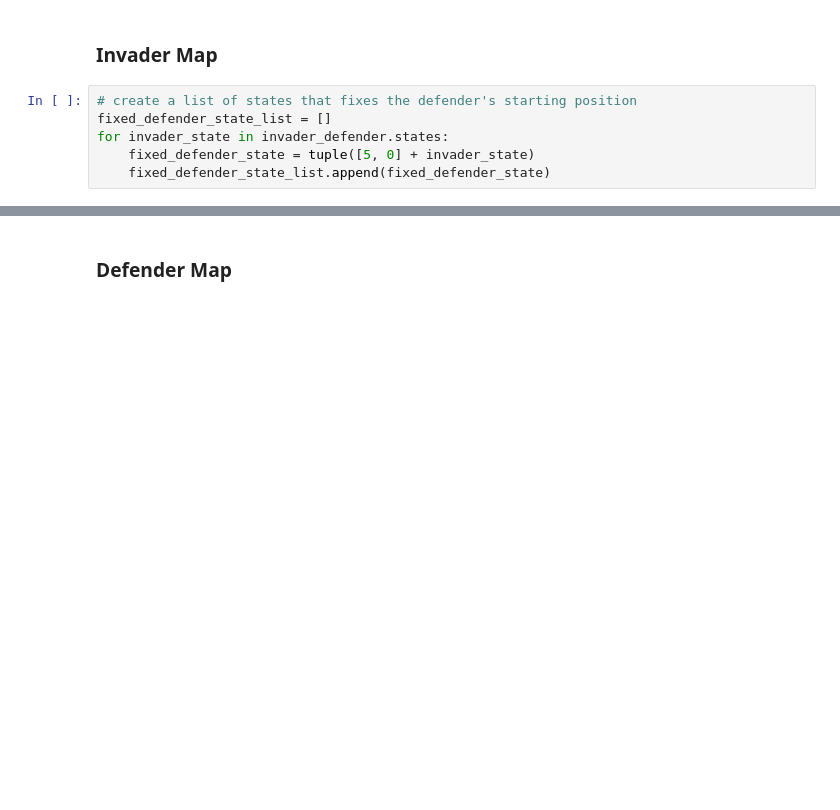
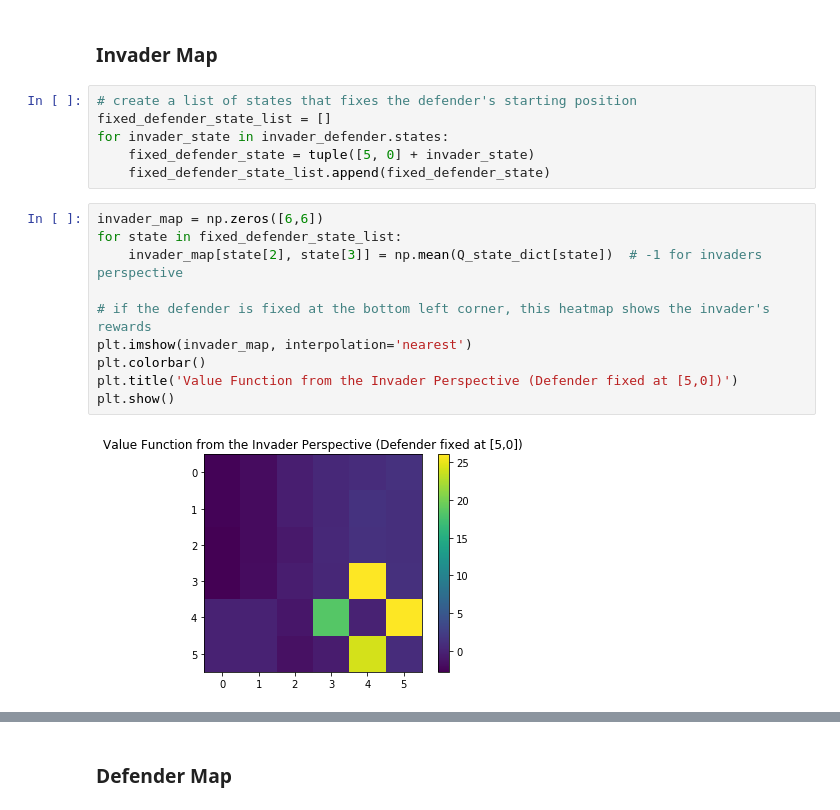
Before and after one commit to aarontan-git/multi_agent_learning, a Jupyter notebook: Notebooks/minimaxq.ipynb, the cells around one changed output, grey strips where cells are left out. Saved outputs shown, nothing was run; the diff lists cells and outputs as text; blank space fills up the shorter version.

```diff
--- a/Notebooks/minimaxq.ipynb
+++ b/Notebooks/minimaxq.ipynb
@@ -509,6 +523,18 @@ fixed_defender_state_list = []
 for invader_state in invader_defender.states:
     fixed_defender_state = tuple([5, 0] + invader_state)
     fixed_defender_state_list.append(fixed_defender_state)
+# %%
+invader_map = np.zeros([6,6])
+for state in fixed_defender_state_list:
+    invader_map[state[2], state[3]] = np.mean(Q_state_dict[state])  # -1 for invaders perspective
+
+# if the defender is fixed at the bottom left corner, this heatmap shows the invader's rewards
+plt.imshow(invader_map, interpolation='nearest')
+plt.colorbar()
+plt.title('Value Function from the Invader Perspective (Defender fixed at [5,0])')
+plt.show()
+# %% [output]
+[figure, added]
 # %%
 invader_map = np.zeros([6,6])
 for state in fixed_defender_state_list:
```
Also changed, not shown: parts of 16 cells of this notebook, 3 other files.
